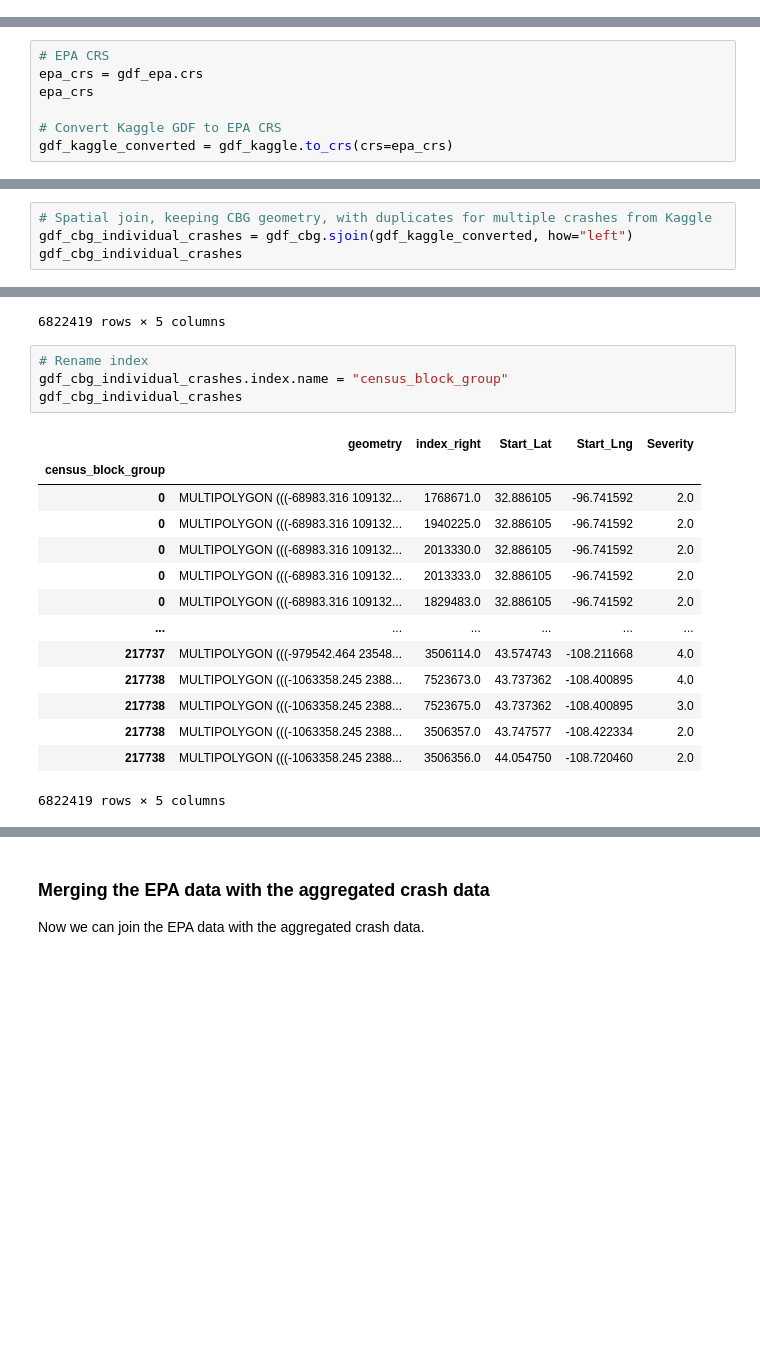
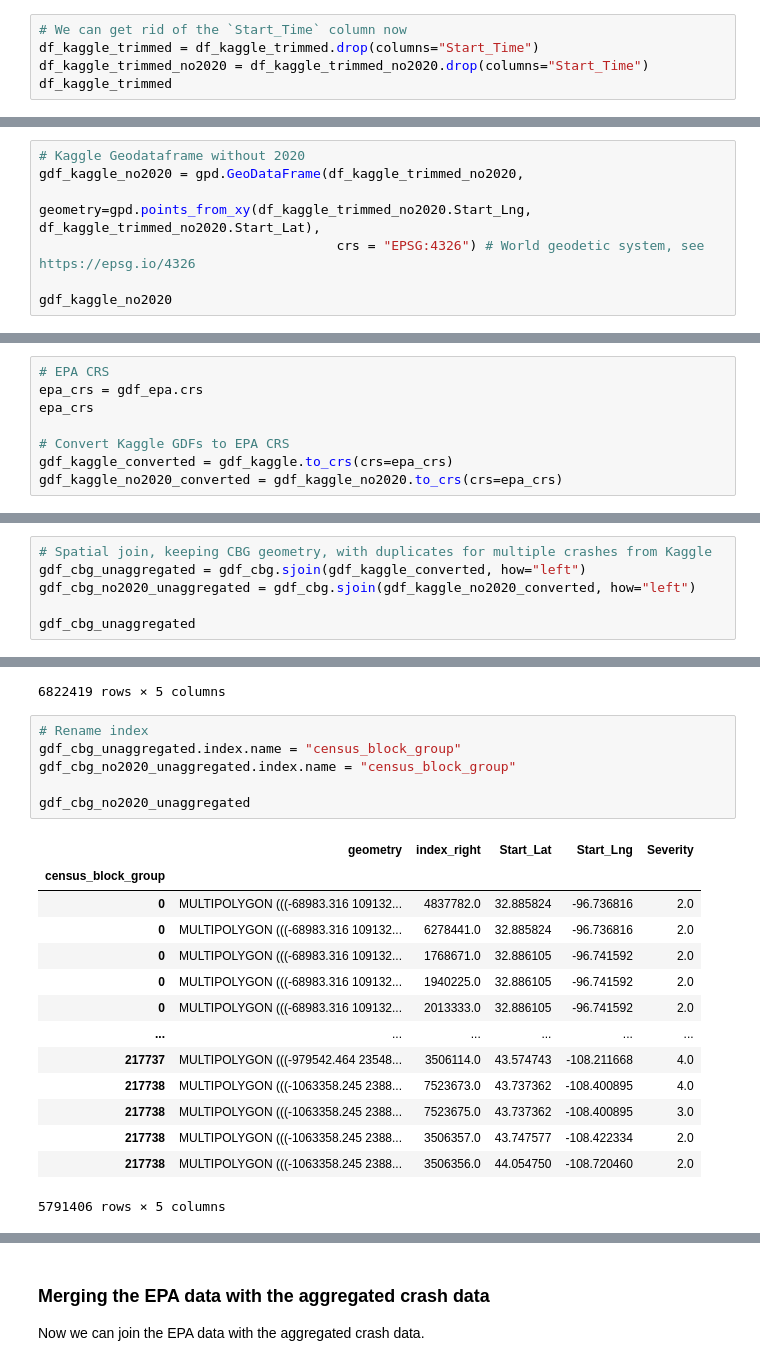
Before and after one commit to Arcturus816/Impact-of-Built-Environment, a Jupyter notebook: code/data-processing-1.ipynb, the cells around one changed output, grey strips where cells are left out. Drawn from its saved outputs; the diff is of its cells as text; blank space fills up the shorter version.

```diff
--- a/code/data-processing-1.ipynb
+++ b/code/data-processing-1.ipynb
@@ -180,0 +201,5 @@ Name: proportion, dtype: float64
+# %%
+# We can get rid of the `Start_Time` column now
+df_kaggle_trimmed = df_kaggle_trimmed.drop(columns="Start_Time")
+df_kaggle_trimmed_no2020 = df_kaggle_trimmed_no2020.drop(columns="Start_Time")
+df_kaggle_trimmed
@@ -628,3 +667,10 @@ gdf_kaggle
 | 7728392 | 33.992460 | -118.403020 | 2 | POINT (-118.40302 33.99246) |
 | 7728393 | 34.133930 | -117.230920 | 2 | POINT (-117.23092 34.13393) |
 7728394 rows × 4 columns
+# %%
+# Kaggle Geodataframe without 2020
+gdf_kaggle_no2020 = gpd.GeoDataFrame(df_kaggle_trimmed_no2020,
+                                      geometry=gpd.points_from_xy(df_kaggle_trimmed_no2020.Start_Lng, df_kaggle_trimmed_no2020.Start_Lat),
+                                      crs = "EPSG:4326") # World geodetic system, see https://epsg.io/4326
+
+gdf_kaggle_no2020
@@ -633,8 +693,9 @@ gdf_kaggle
 epa_crs = gdf_epa.crs
 epa_crs
 
-# Convert Kaggle GDF to EPA CRS
+# Convert Kaggle GDFs to EPA CRS
 gdf_kaggle_converted = gdf_kaggle.to_crs(crs=epa_crs)
+gdf_kaggle_no2020_converted = gdf_kaggle_no2020.to_crs(crs=epa_crs)
 # %%
 # Let's see if the geometry makes sense
 fig, ax = plt.subplots()
@@ -668,8 +729,10 @@ gdf_cbg
 184511 rows × 1 columns
 # %%
 # Spatial join, keeping CBG geometry, with duplicates for multiple crashes from Kaggle
-gdf_cbg_individual_crashes = gdf_cbg.sjoin(gdf_kaggle_converted, how="left")
-gdf_cbg_individual_crashes
+gdf_cbg_unaggregated = gdf_cbg.sjoin(gdf_kaggle_converted, how="left")
+gdf_cbg_no2020_unaggregated = gdf_cbg.sjoin(gdf_kaggle_no2020_converted, how="left")
+
+gdf_cbg_unaggregated
 # %% [output]
 |  | geometry | index_right | Start_Lat | Start_Lng | Severity |
 | 0 | MULTIPOLYGON (((-68983.316 109132... | 1768671.0 | 32.886105 | -96.741592 | 2.0 |
@@ -686,22 +749,24 @@ gdf_cbg_individual_crashes
 6822419 rows × 5 columns
 # %%
 # Rename index
-gdf_cbg_individual_crashes.index.name = "census_block_group"
-gdf_cbg_individual_crashes
+gdf_cbg_unaggregated.index.name = "census_block_group"
+gdf_cbg_no2020_unaggregated.index.name = "census_block_group"
+
+gdf_cbg_no2020_unaggregated
 # %% [output]
 |  | geometry | index_right | Start_Lat | Start_Lng | Severity |
 | census_block_group |  |  |  |  |  |
+| 0 | MULTIPOLYGON (((-68983.316 109132... | 4837782.0 | 32.885824 | -96.736816 | 2.0 |
+| 0 | MULTIPOLYGON (((-68983.316 109132... | 6278441.0 | 32.885824 | -96.736816 | 2.0 |
 | 0 | MULTIPOLYGON (((-68983.316 109132... | 1768671.0 | 32.886105 | -96.741592 | 2.0 |
 | 0 | MULTIPOLYGON (((-68983.316 109132... | 1940225.0 | 32.886105 | -96.741592 | 2.0 |
-| 0 | MULTIPOLYGON (((-68983.316 109132... | 2013330.0 | 32.886105 | -96.741592 | 2.0 |
 | 0 | MULTIPOLYGON (((-68983.316 109132... | 2013333.0 | 32.886105 | -96.741592 | 2.0 |
-| 0 | MULTIPOLYGON (((-68983.316 109132... | 1829483.0 | 32.886105 | -96.741592 | 2.0 |
 | ... | ... | ... | ... | ... | ... |
 | 217737 | MULTIPOLYGON (((-979542.464 23548... | 3506114.0 | 43.574743 | -108.211668 | 4.0 |
 | 217738 | MULTIPOLYGON (((-1063358.245 2388... | 7523673.0 | 43.737362 | -108.400895 | 4.0 |
 | 217738 | MULTIPOLYGON (((-1063358.245 2388... | 7523675.0 | 43.737362 | -108.400895 | 3.0 |
 | 217738 | MULTIPOLYGON (((-1063358.245 2388... | 3506357.0 | 43.747577 | -108.422334 | 2.0 |
 | 217738 | MULTIPOLYGON (((-1063358.245 2388... | 3506356.0 | 44.054750 | -108.720460 | 2.0 |
-6822419 rows × 5 columns
+5791406 rows × 5 columns
 # %%
 # Drop unnecessary rows
```
Also changed, not shown: parts of 44 cells of this notebook.
